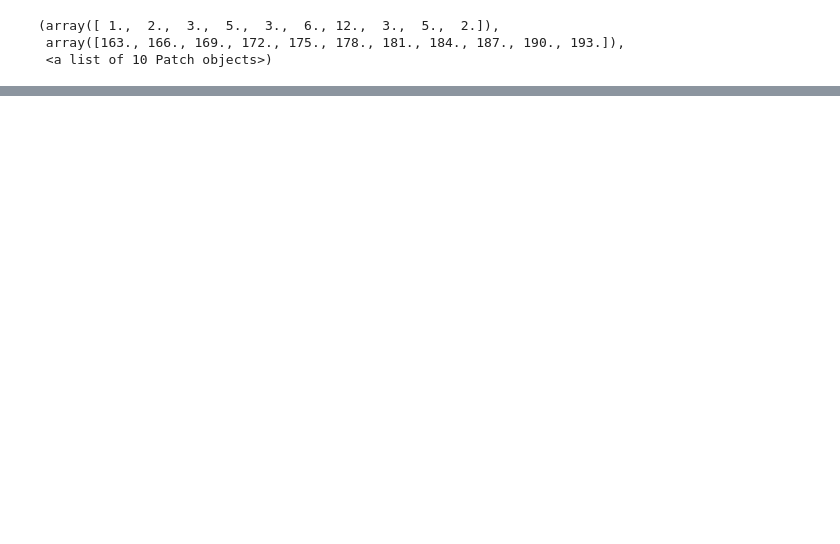
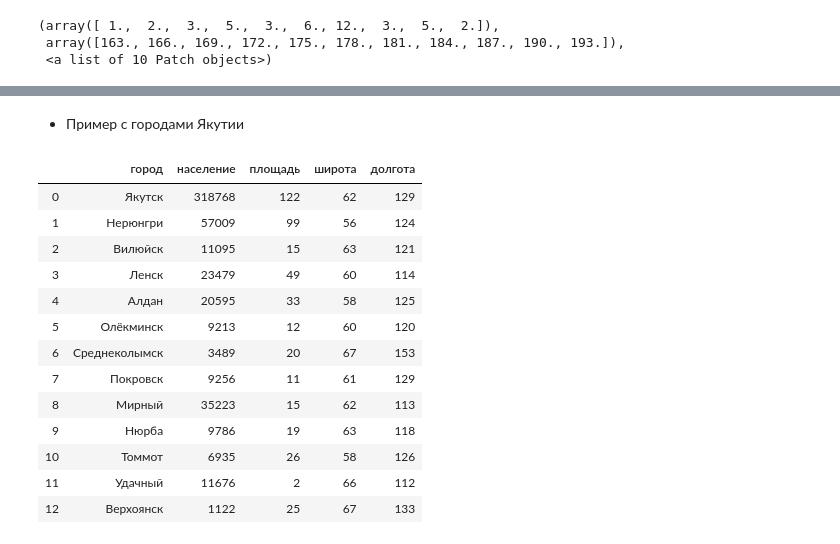
Before and after one commit to sianva/DS_2, a Jupyter notebook: 3.Matplotlib.ipynb, the cells around one changed output, grey strips where cells are left out. Cells and saved outputs as stored; diff of their text form; code cells hidden in the pictures; blank space fills up the shorter version.

```diff
--- a/3.Matplotlib.ipynb
+++ b/3.Matplotlib.ipynb
@@ -161,0 +179,21 @@ plt.hist(heights)
+# %% [markdown]
+- Пример с городами Якутии
+# %%
+# загрузка таблички ексель
+cities = pd.read_excel('cities_of_Yakutia.xlsx')
+cities
+# %% [output]
+|  | город | население | площадь | широта | долгота |
+| 0 | Якутск | 318768 | 122 | 62 | 129 |
+| 1 | Нерюнгри | 57009 | 99 | 56 | 124 |
+| 2 | Вилюйск | 11095 | 15 | 63 | 121 |
+| 3 | Ленск | 23479 | 49 | 60 | 114 |
+| 4 | Алдан | 20595 | 33 | 58 | 125 |
+| 5 | Олёкминск | 9213 | 12 | 60 | 120 |
+| 6 | Среднеколымск | 3489 | 20 | 67 | 153 |
+| 7 | Покровск | 9256 | 11 | 61 | 129 |
+| 8 | Мирный | 35223 | 15 | 62 | 113 |
+| 9 | Нюрба | 9786 | 19 | 63 | 118 |
+| 10 | Томмот | 6935 | 26 | 58 | 126 |
+| 11 | Удачный | 11676 | 2 | 66 | 112 |
+| 12 | Верхоянск | 1122 | 25 | 67 | 133 |
```
Also changed, not shown: parts of 4 cells of this notebook.
